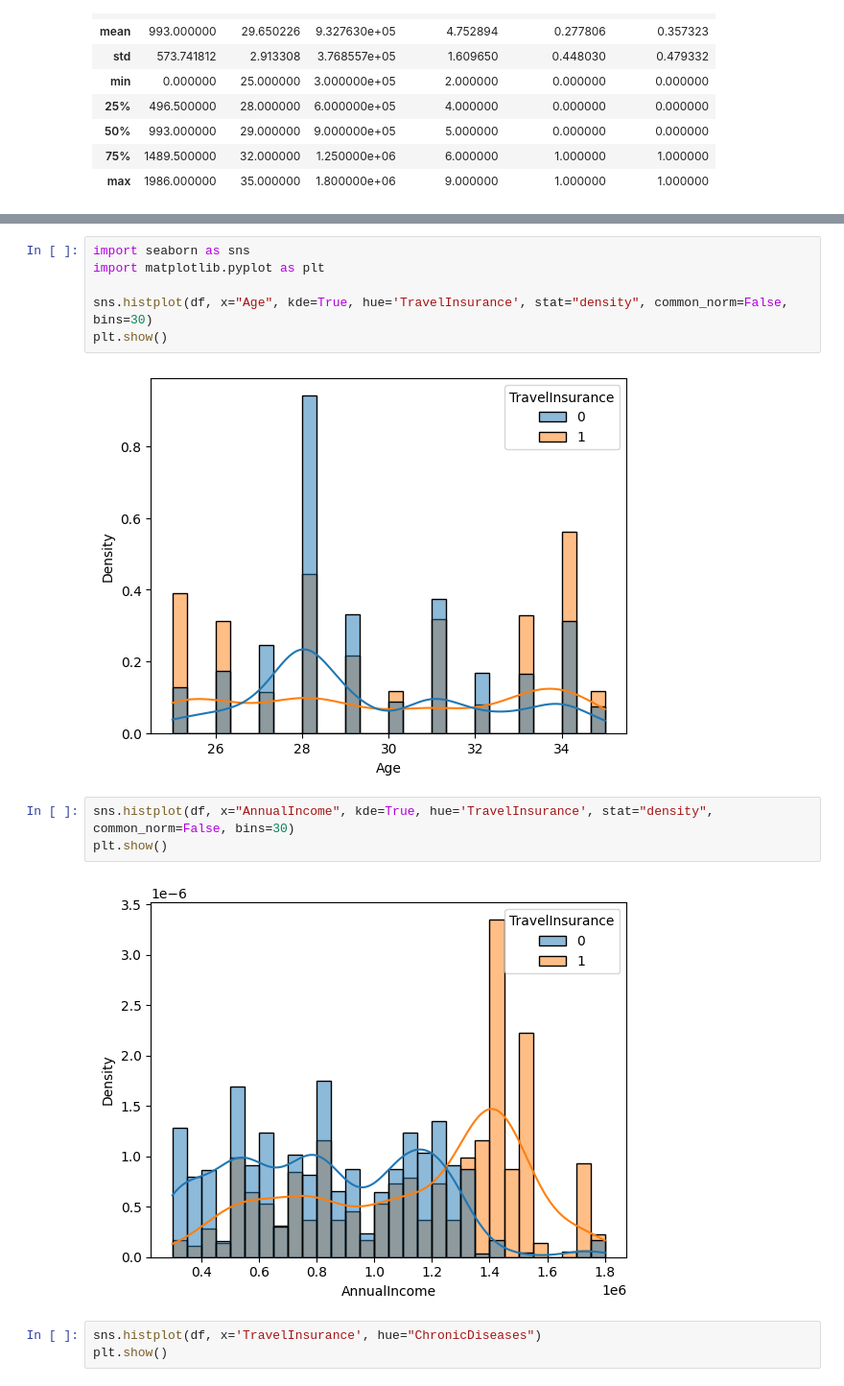
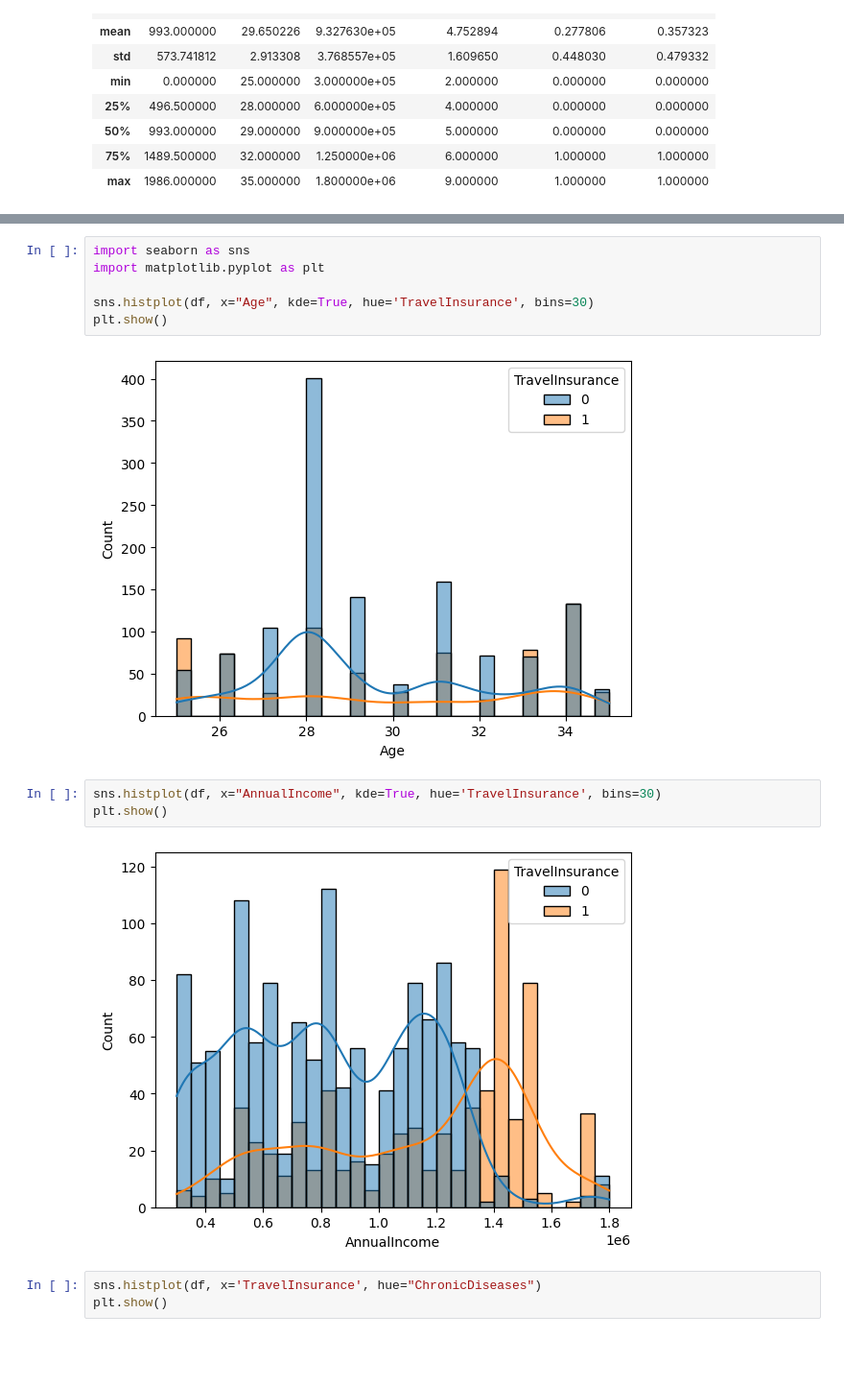
Before and after one commit to DungQuanPhung/Main, a Jupyter notebook: [NMMH HK2 24-25]_22280073_Phùng Dũng Quân_Tuần 3.ipynb, the cells around one changed output, grey strips where cells are left out. Shown at 96% size. Saved outputs shown, nothing was run; the diff lists cells and outputs as text; blank space fills up the shorter version.

```diff
--- a/Homework_Form.ipynb
+++ b/[NMMH HK2 24-25]_22280073_Phùng Dũng Quân_Tuần 3.ipynb
@@ -114,15 +108,15 @@ df.describe()
 import seaborn as sns
 import matplotlib.pyplot as plt
 
-sns.histplot(df, x="Age", kde=True, hue='TravelInsurance', stat="density", common_norm=False, bins=30)
+sns.histplot(df, x="Age", kde=True, hue='TravelInsurance', bins=30)
 plt.show()
 # %% [output]
-[figure, old version]
+[figure, new version]
 # %%
-sns.histplot(df, x="AnnualIncome", kde=True, hue='TravelInsurance', stat="density", common_norm=False, bins=30)
+sns.histplot(df, x="AnnualIncome", kde=True, hue='TravelInsurance', bins=30)
 plt.show()
 # %% [output]
-[figure, old version]
+[figure, new version]
 # %%
 sns.histplot(df, x='TravelInsurance', hue="ChronicDiseases")
 plt.show()
```
Also changed, not shown: parts of 15 cells of this notebook.
